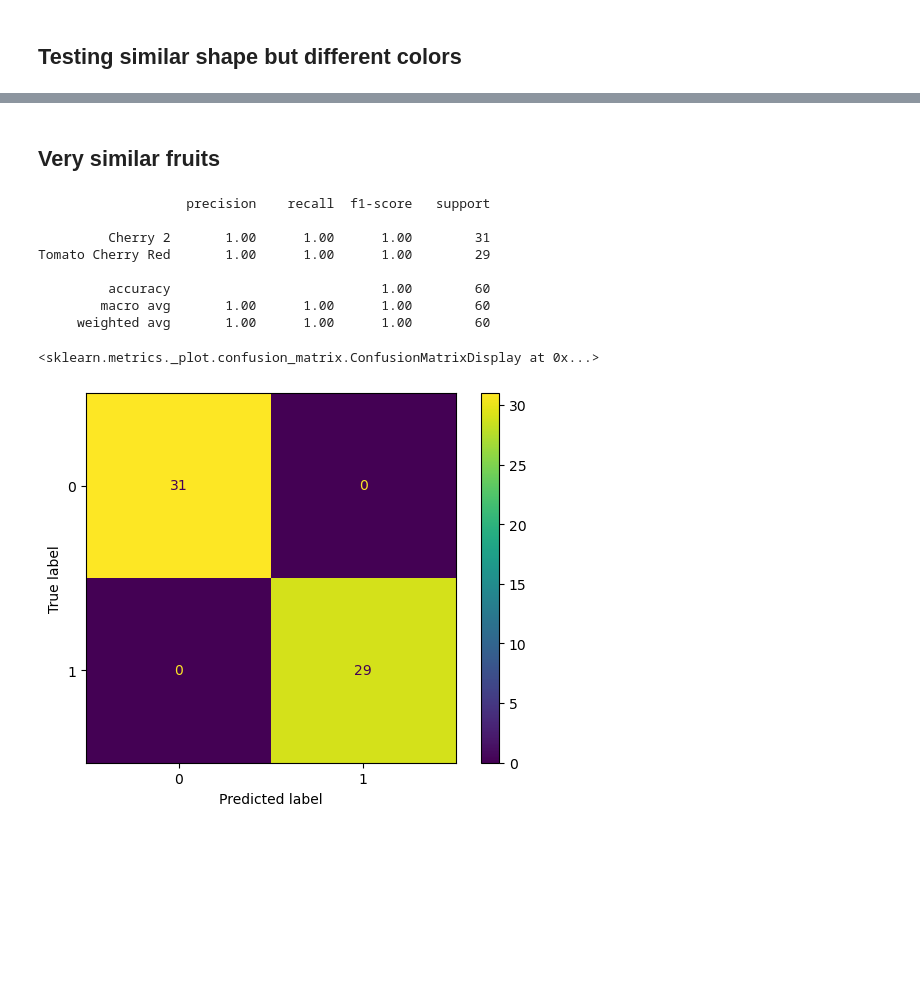
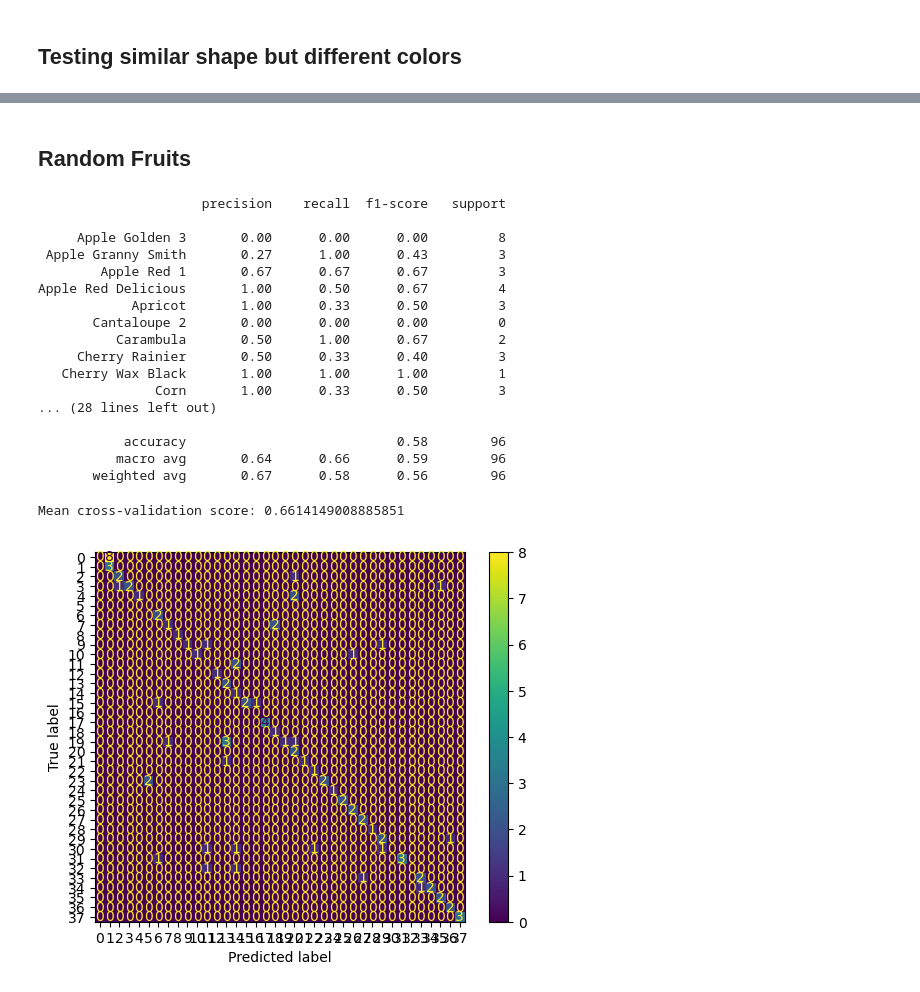
Before and after one commit to j-fangwu/ML_Fruit, a Jupyter notebook: SVM.ipynb, the cells around one changed output, grey strips where cells are left out. Saved outputs shown, nothing was run; the diff lists cells and outputs as text; code cells hidden in the pictures; blank space fills up the shorter version.

Commit message:
Added the SVM, RF, and Logistic Regression model

```diff
--- a/SVM.ipynb
+++ b/SVM.ipynb
@@ -131,9 +182,9 @@ def getSamplesMat(sampleSize, selectedFruits, classDist = None, resize = (100, 1
 # %%
 from sklearn.metrics import classification_report, confusion_matrix, ConfusionMatrixDisplay
 from sklearn.svm import SVC
-from sklearn.model_selection import train_test_split
+from sklearn.model_selection import train_test_split, cross_val_score
 
 sample_size = 300
 classDist = None
-resizes = (100,100)
+resizes = (20,20)
 # %%
@@ -299,29 +639,45 @@ weighted avg       1.00      1.00      1.00        60
 # %% [markdown]
-## Very similar fruits
+## Random Fruits
+# %%
+count = 40
+sample_size = 500
 # %%
-#Testing Tomato Cherry Red, Cherry 2
-fruits = ["Tomato Cherry Red", "Cherry 2"]
+#Random Fruits 1
+fruits = getRandomFruitDirs(count)
 fruits = np.array(fruits)
 image_dataset, labels, what = getSamplesMat(sample_size, fruits, classDist, resizes)
 
 X_train, X_test, y_train, y_test = train_test_split(image_dataset, labels, test_size=0.2, random_state=42)
 
 rbf_svm = SVC(kernel='rbf', C=1, gamma='scale')
 rbf_svm.fit(X_train, y_train)
 y_pred_rbf = rbf_svm.predict(X_test)
 print(classification_report(y_test, y_pred_rbf))
 cm = confusion_matrix(y_test, y_pred_rbf)
 disp = ConfusionMatrixDisplay(confusion_matrix=cm)
 disp.plot()
+
+cv_scores = cross_val_score(rbf_svm, X_train, y_train, cv=5)
+#print(f"Cross-validation scores: {cv_scores}")
+print(f"Mean cross-validation score: {cv_scores.mean()}")
 # %% [output]
-                   precision    recall  f1-score   support
+                     precision    recall  f1-score   support
 
-         Cherry 2       1.00      1.00      1.00        31
-Tomato Cherry Red       1.00      1.00      1.00        29
+     Apple Golden 3       0.00      0.00      0.00         8
+ Apple Granny Smith       0.27      1.00      0.43         3
+        Apple Red 1       0.67      0.67      0.67         3
+Apple Red Delicious       1.00      0.50      0.67         4
+            Apricot       1.00      0.33      0.50         3
+       Cantaloupe 2       0.00      0.00      0.00         0
+          Carambula       0.50      1.00      0.67         2
+     Cherry Rainier       0.50      0.33      0.40         3
+   Cherry Wax Black       1.00      1.00      1.00         1
+               Corn       1.00      0.33      0.50         3
+... (28 lines left out)
 
-         accuracy                           1.00        60
-        macro avg       1.00      1.00      1.00        60
-     weighted avg       1.00      1.00      1.00        60
+           accuracy                           0.58        96
+          macro avg       0.64      0.66      0.59        96
+       weighted avg       0.67      0.58      0.56        96
-<sklearn.metrics._plot.confusion_matrix.ConfusionMatrixDisplay at 0x...>
+Mean cross-validation score: 0.6614149008885851
-[figure, old version]
+[figure, new version]
 # %%
```
Also changed, not shown: parts of 12 cells of this notebook, 2 other files.
